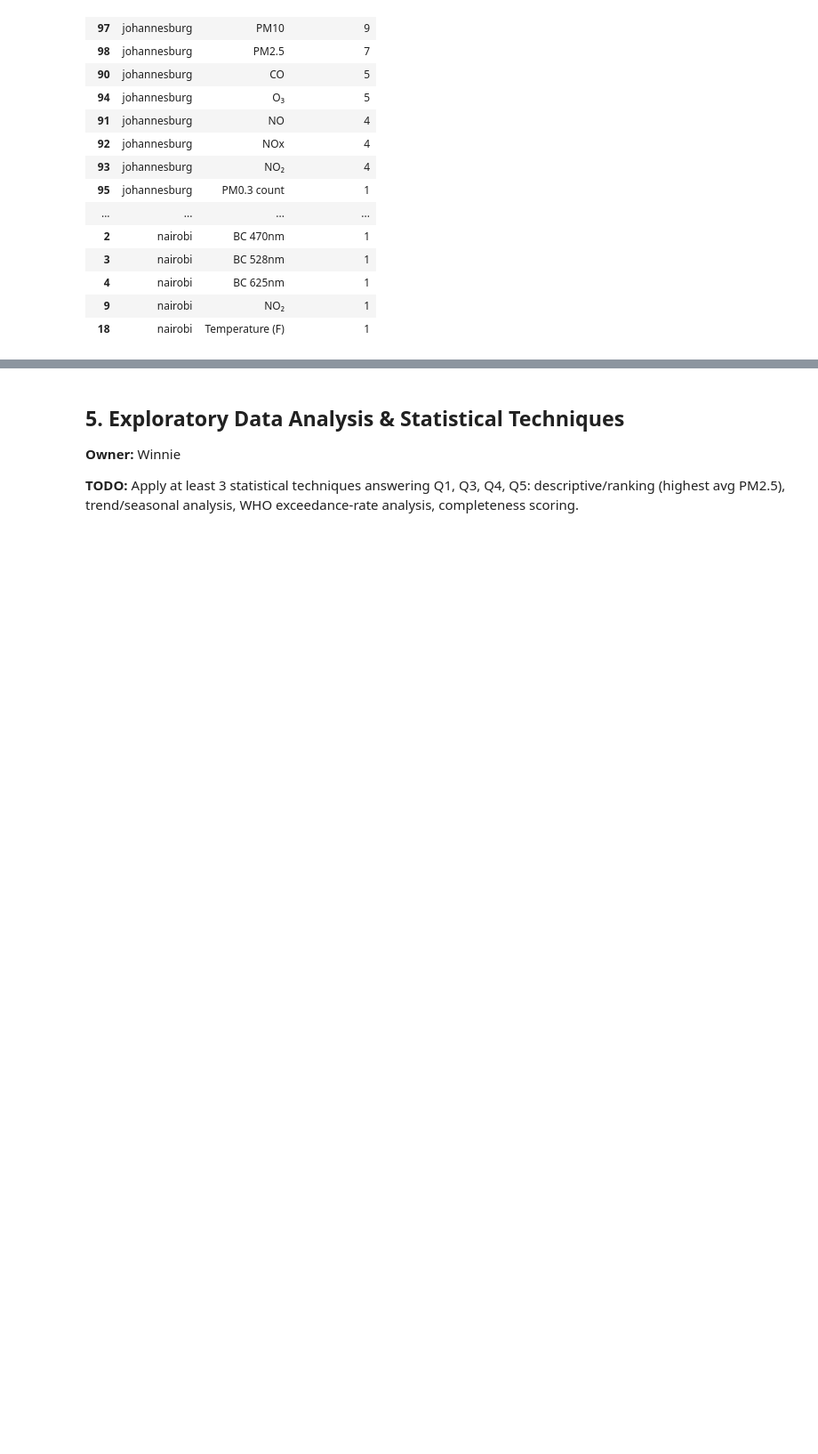
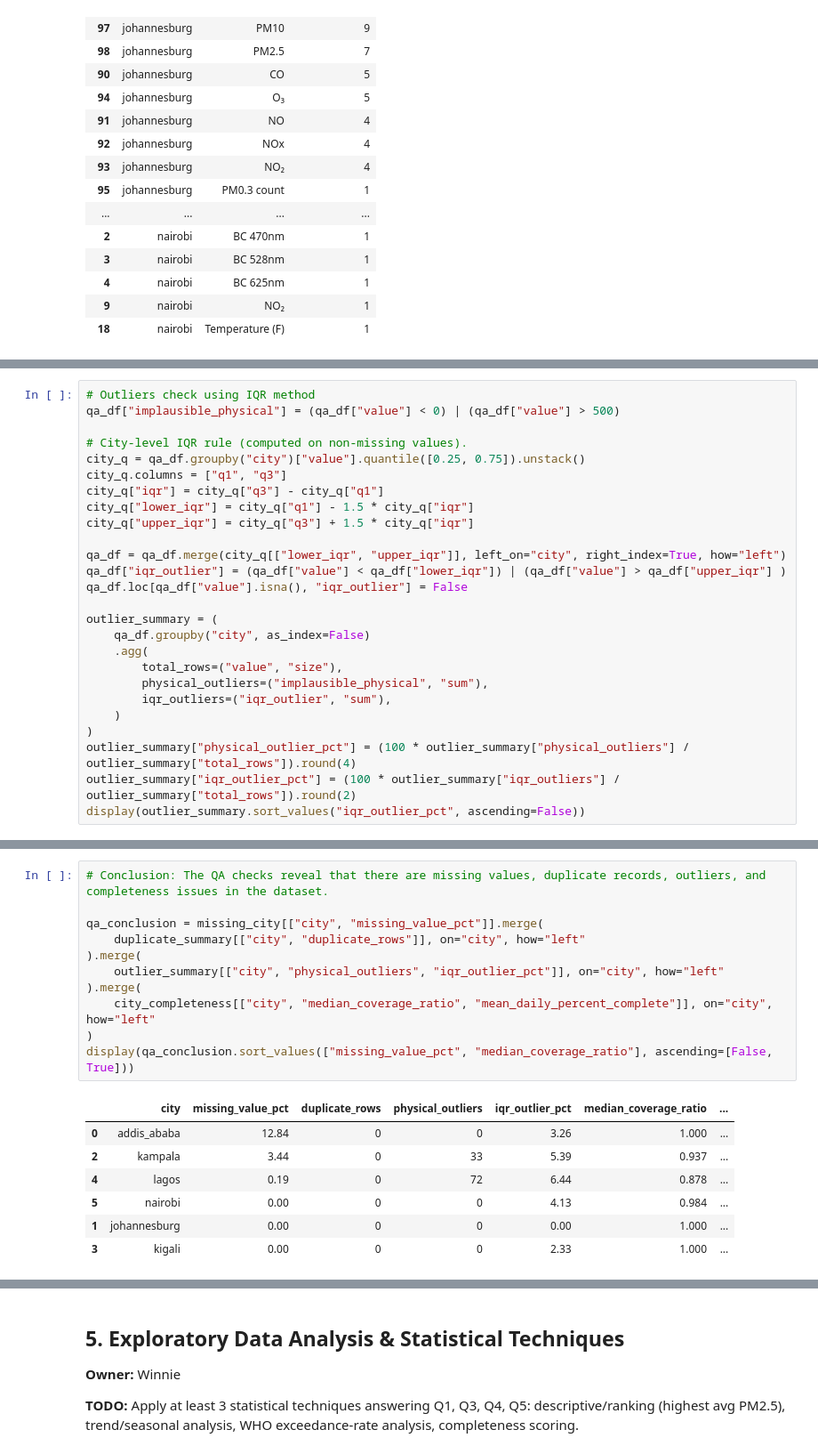
Before and after one commit to Simiyu-Gloria/air-quality-analysis-capstone, a Jupyter notebook: notebooks/analysis.ipynb, the cells around one changed output, grey strips where cells are left out. Shown at 89% size. Drawn from its saved outputs; the diff is of its cells as text; blank space fills up the shorter version.

```diff
--- a/notebooks/analysis.ipynb
+++ b/notebooks/analysis.ipynb
@@ -177,0 +310,26 @@ pollutant_freq[pollutant_freq["station_count"] > 0].sort_values(
+# %%
+# Outliers check using IQR method
+qa_df["implausible_physical"] = (qa_df["value"] < 0) | (qa_df["value"] > 500)
+
+# City-level IQR rule (computed on non-missing values).
+city_q = qa_df.groupby("city")["value"].quantile([0.25, 0.75]).unstack()
+city_q.columns = ["q1", "q3"]
+city_q["iqr"] = city_q["q3"] - city_q["q1"]
+city_q["lower_iqr"] = city_q["q1"] - 1.5 * city_q["iqr"]
+city_q["upper_iqr"] = city_q["q3"] + 1.5 * city_q["iqr"]
+
+qa_df = qa_df.merge(city_q[["lower_iqr", "upper_iqr"]], left_on="city", right_index=True, how="left")
+qa_df["iqr_outlier"] = (qa_df["value"] < qa_df["lower_iqr"]) | (qa_df["value"] > qa_df["upper_iqr"] )
+qa_df.loc[qa_df["value"].isna(), "iqr_outlier"] = False
+
+outlier_summary = (
+    qa_df.groupby("city", as_index=False)
+    .agg(
+        total_rows=("value", "size"),
+        physical_outliers=("implausible_physical", "sum"),
+        iqr_outliers=("iqr_outlier", "sum"),
+    )
+)
+outlier_summary["physical_outlier_pct"] = (100 * outlier_summary["physical_outliers"] / outlier_summary["total_rows"]).round(4)
+outlier_summary["iqr_outlier_pct"] = (100 * outlier_summary["iqr_outliers"] / outlier_summary["total_rows"]).round(2)
+display(outlier_summary.sort_values("iqr_outlier_pct", ascending=False))
@@ -178,3 +464,22 @@ pollutant_freq[pollutant_freq["station_count"] > 0].sort_values(
+# %%
+# Conclusion: The QA checks reveal that there are missing values, duplicate records, outliers, and completeness issues in the dataset.
+
+qa_conclusion = missing_city[["city", "missing_value_pct"]].merge(
+    duplicate_summary[["city", "duplicate_rows"]], on="city", how="left"
+).merge(
+    outlier_summary[["city", "physical_outliers", "iqr_outlier_pct"]], on="city", how="left"
+).merge(
+    city_completeness[["city", "median_coverage_ratio", "mean_daily_percent_complete"]], on="city", how="left"
+)
+display(qa_conclusion.sort_values(["missing_value_pct", "median_coverage_ratio"], ascending=[False, True]))
+# %% [output]
+|  | city | missing_value_pct | duplicate_rows | physical_outliers | iqr_outlier_pct | median_coverage_ratio | ... |
+| 0 | addis_ababa | 12.84 | 0 | 0 | 3.26 | 1.000 | ... |
+| 2 | kampala | 3.44 | 0 | 33 | 5.39 | 0.937 | ... |
+| 4 | lagos | 0.19 | 0 | 72 | 6.44 | 0.878 | ... |
+| 5 | nairobi | 0.00 | 0 | 0 | 4.13 | 0.984 | ... |
+| 1 | johannesburg | 0.00 | 0 | 0 | 0.00 | 1.000 | ... |
+| 3 | kigali | 0.00 | 0 | 0 | 2.33 | 1.000 | ... |
 # %% [markdown]
 ## 4. Cleaning & Preprocessing
 
```
Also changed, not shown: parts of 11 cells of this notebook.
